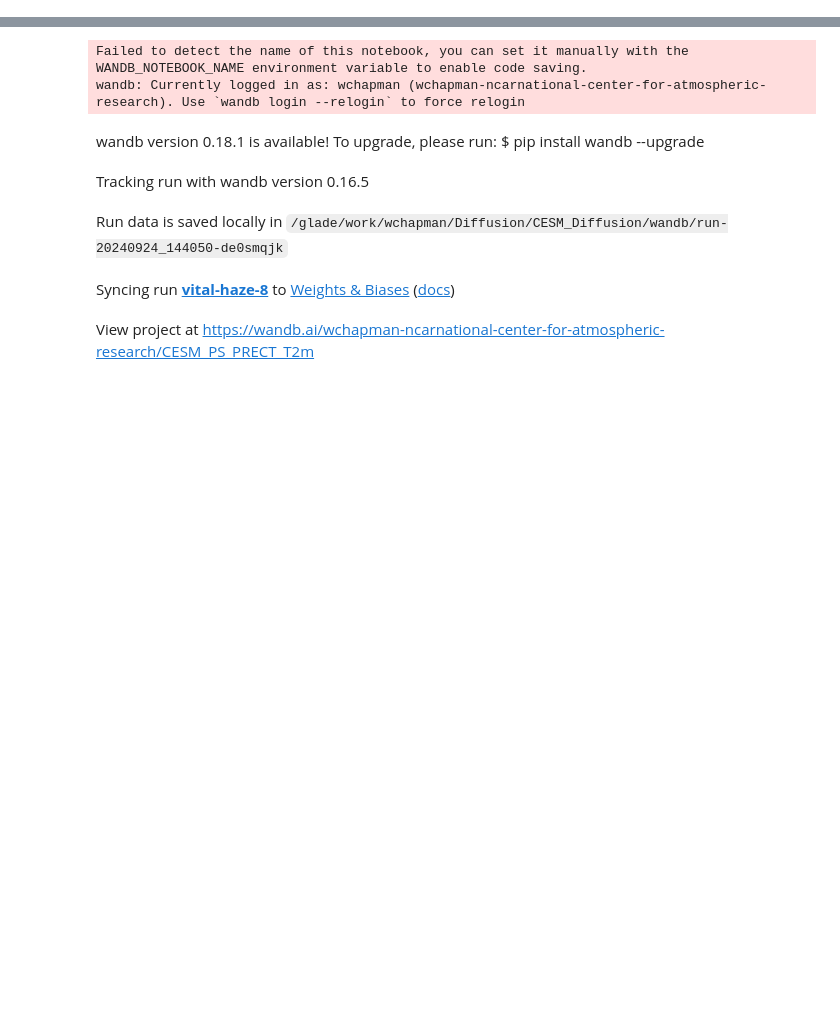
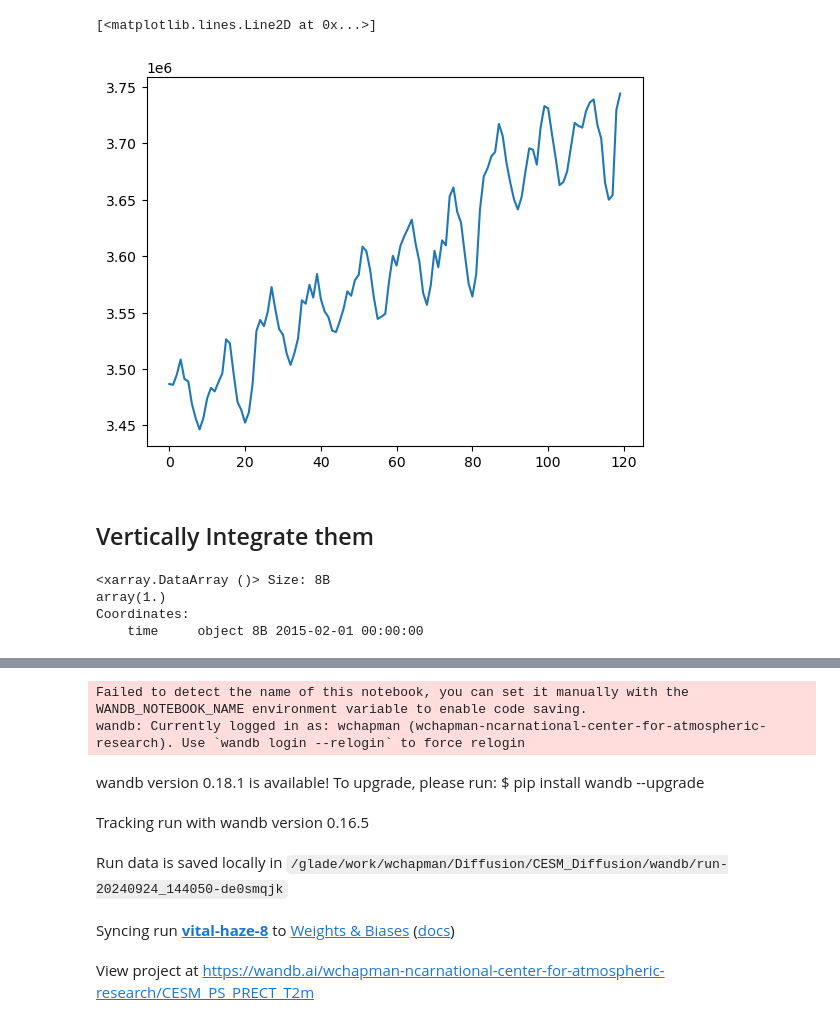
Before and after one commit to WillyChap/denoising-diffusion-pytorch, a Jupyter notebook: Development.ipynb, the cells around one changed output, grey strips where cells are left out. Drawn from its saved outputs; the diff is of its cells as text; code cells hidden in the pictures; blank space fills up the shorter version.

```diff
--- a/Development.ipynb
+++ b/Development.ipynb
@@ -50,3 +50,26 @@ from denoising_diffusion_pytorch.attend import Attend
 
 from denoising_diffusion_pytorch.version import __version__
 import matplotlib.pyplot as plt
+# %%
+fpath_root = '/glade/campaign/cgd/cesm/CESM2-LE/timeseries/atm/proc/tseries/month_1/'
+
+vars = ['PS','PRECT','TREFHT']
+bingo = 0
+FNS1_big = []
+FNS2_big = []
+FNS3_big = []
+for yryr in range(1850,2020,10):
+    for ii in range(1,11):
+        for gogo in ['1001','1021','1041','1061','1081','1101','1121','1141','1161','1181']:
+            FNS1 = glob.glob(f'{fpath_root}/{vars[0]}/*-{gogo}*.{ii:03}.*{yryr}*')
+            FNS2 = glob.glob(f'{fpath_root}/{vars[1]}/*-{gogo}*.{ii:03}.*{yryr}*')
+            FNS3 = glob.glob(f'{fpath_root}/{vars[2]}/*-{gogo}*.{ii:03}.*{yryr}*')
+            if len(FNS1)>0:
+                break
+        bingo+=len(FNS1)
+
+        if len(FNS1)>1:
+            print('oh no')
+        FNS1_big.append(FNS1[0])
+        FNS2_big.append(FNS2[0])
+        FNS3_big.append(FNS3[0])
@@ -52,0 +78,10 @@ import matplotlib.pyplot as plt
+# %%
+fpath_root = '/glade/campaign/cgd/cesm/CESM2-LE/timeseries/atm/proc/tseries/month_1/'
+vars = ['CO2']
+FNS4_big = []
+for yryr in range(2015,2095,10):
+    for ii in range(1,11):
+        FNS4 = glob.glob(f'{fpath_root}/{vars[0]}/*BSSP370cmip6*.{ii:03}.*{yryr}*')
+
+        for fn in FNS4:
+            FNS4_big.append(fn)
@@ -52,0 +178,28 @@ import matplotlib.pyplot as plt
+# %%
+plt.plot(final_DA['VI_CO2'].sel(lat=20,lon=180, method='nearest').values)
+# %% [output]
+[<matplotlib.lines.Line2D at 0x...>]
+[figure, added]
+# %% [markdown]
+## Vertically Integrate them
+# %%
+# dp[:,0,:,:] = dat.level.isel(level=0)-0 + (dat.level.isel(level=1) - dat.level.isel(level=0))/2.
+
+
+for fnfn in FNS4_big:
+
+    DS_co2 = xr.open_dataset(fnfn)
+    DA_co2 =  DS_co2['CO2']
+    acoef =  DS_co2['hyam']
+    bcoef =  DS_co2['hybm']
+
+    DA_ps = xr.open_dataset(fnfn.replace('CO2', 'PS'))['PS']
+
+    va = vertical_integral(DA_co2[0,:,:,:].squeeze(), DA_ps[0,:,:].squeeze(), acoef, bcoef)
+
+    break
+# %% [output]
+<xarray.DataArray ()> Size: 8B
+array(1.)
+Coordinates:
+    time     object 8B 2015-02-01 00:00:00
```
Also changed, not shown: parts of 10 cells of this notebook, 2 other files.
